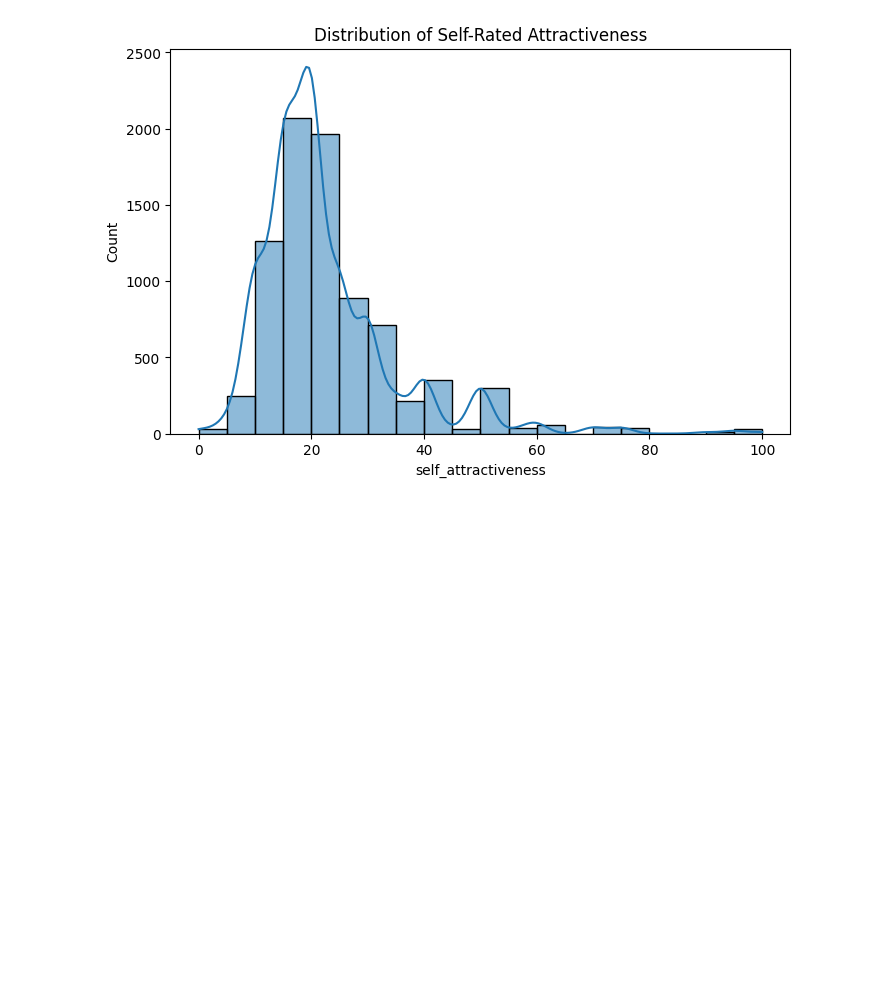
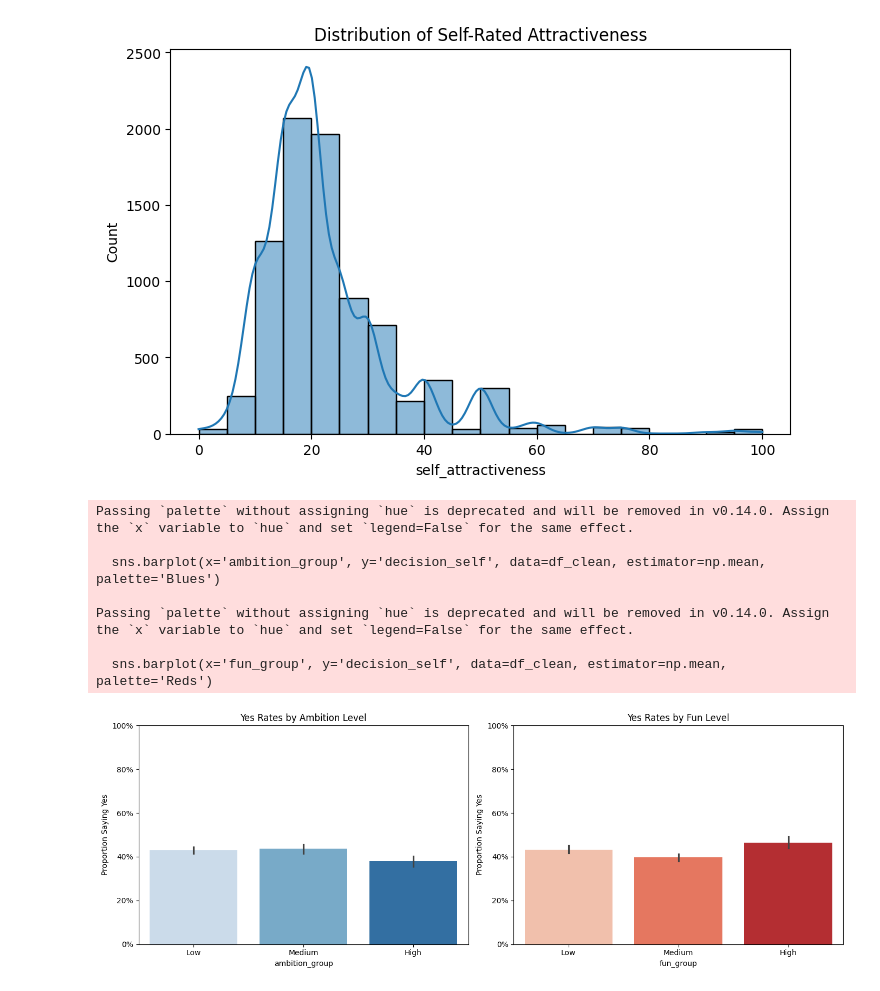
Before and after one commit to preawp/psych-of-selection, a Jupyter notebook: notebooks/eda.ipynb, the cells around one changed output. Saved outputs shown, nothing was run; the diff lists cells and outputs as text; code cells hidden in the pictures; blank space fills up the shorter version.

```diff
--- a/notebooks/eda.ipynb
+++ b/notebooks/eda.ipynb
@@ -133,3 +133,44 @@ plt.show()
 # %%
 # Save cleaned data to CSV
 df_clean.to_csv("../data/cleaned_speed_dating_data.csv", index=False)
+# %%
+df = pd.read_csv("../data/cleaned_speed_dating_data.csv")
+
+import pandas as pd
+import seaborn as sns
+import matplotlib.pyplot as plt
+import numpy as np
+
+# Create groups based on quantiles
+df_clean['ambition_group'] = pd.qcut(df_clean['self_ambition'], q=3, labels=['Low', 'Medium', 'High'])
+df_clean['fun_group'] = pd.qcut(df_clean['self_fun'], q=3, labels=['Low', 'Medium', 'High'])
+
+plt.figure(figsize=(14, 5))
+
+# Plot 1: Ambition vs. Yes Rate
+plt.subplot(1, 2, 1)
+sns.barplot(x='ambition_group', y='decision_self', data=df_clean, estimator=np.mean, palette='Blues')
+plt.title('Yes Rates by Ambition Level')
+plt.ylabel('Proportion Saying Yes')
+plt.ylim(0, 1)
+plt.gca().set_yticklabels([f'{int(y * 100)}%' for y in plt.gca().get_yticks()])
+
+# Plot 2: Fun vs. Yes Rate
+plt.subplot(1, 2, 2)
+sns.barplot(x='fun_group', y='decision_self', data=df_clean, estimator=np.mean, palette='Reds')
+plt.title('Yes Rates by Fun Level')
+plt.ylabel('Proportion Saying Yes')
+plt.ylim(0, 1)
+plt.gca().set_yticklabels([f'{int(y * 100)}%' for y in plt.gca().get_yticks()])
+
+plt.tight_layout()
+plt.show()
+# %% [output]
+Passing `palette` without assigning `hue` is deprecated and will be removed in v0.14.0. Assign the `x` variable to `hue` and set `legend=False` for the same effect.
+
+  sns.barplot(x='ambition_group', y='decision_self', data=df_clean, estimator=np.mean, palette='Blues')
+
+Passing `palette` without assigning `hue` is deprecated and will be removed in v0.14.0. Assign the `x` variable to `hue` and set `legend=False` for the same effect.
+
+  sns.barplot(x='fun_group', y='decision_self', data=df_clean, estimator=np.mean, palette='Reds')
+[figure, added]
```
Also changed, not shown: 2 other files.
